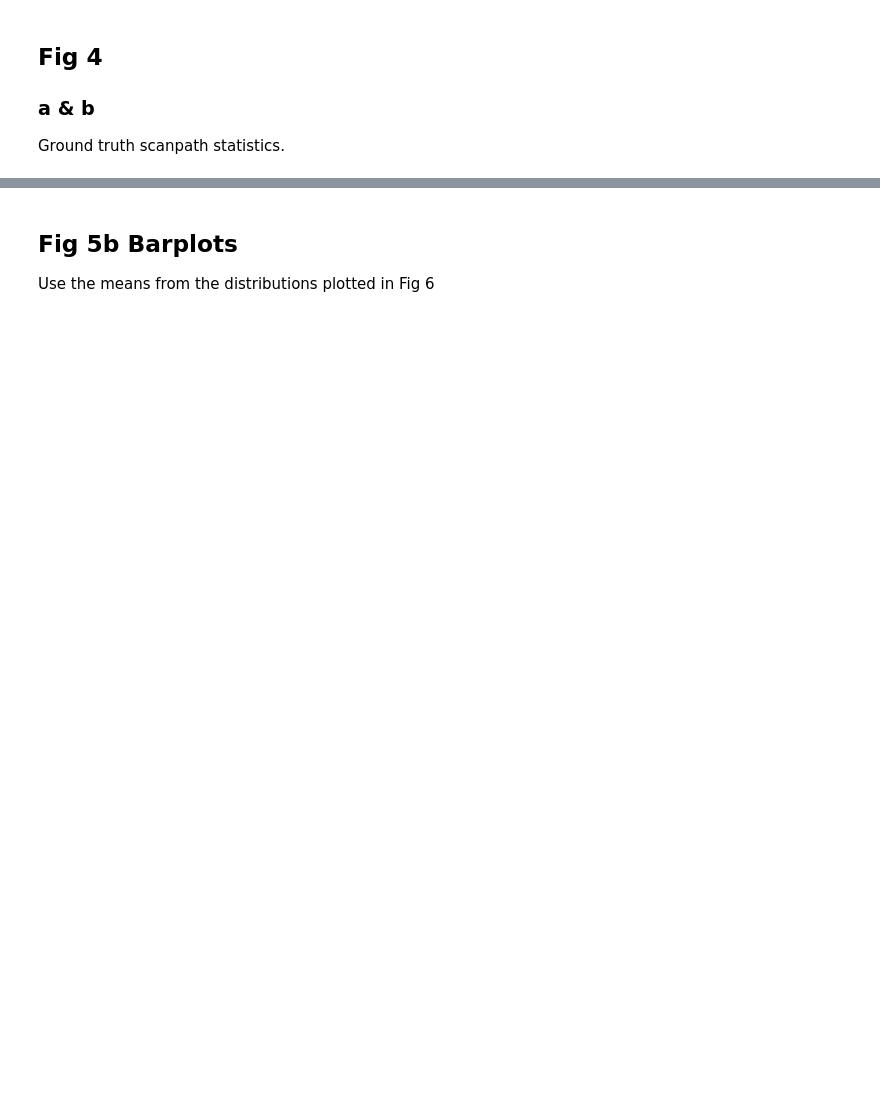
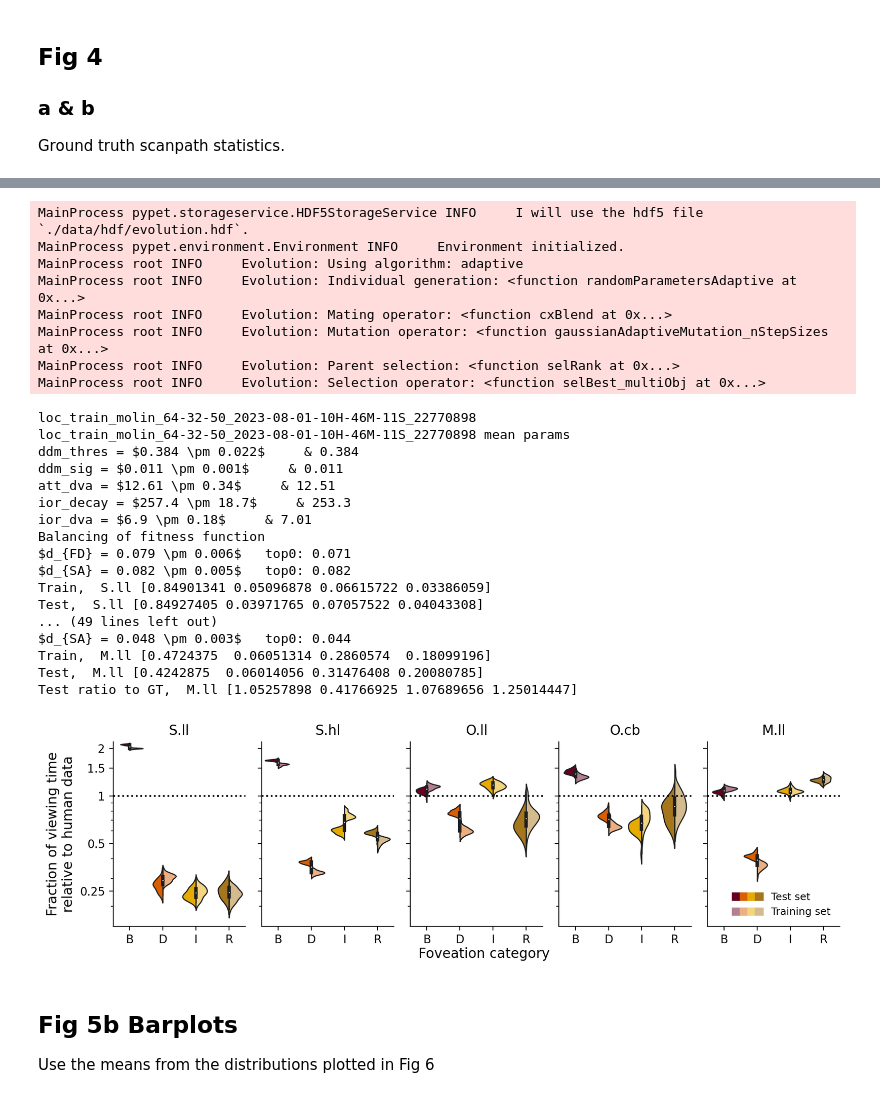
Before and after one commit to rederoth/ScanDy, a Jupyter notebook: examples/manuscript_results.ipynb, the cells around one changed output, grey strips where cells are left out. Saved outputs shown, nothing was run; the diff lists cells and outputs as text; code cells hidden in the pictures; blank space fills up the shorter version.

```diff
--- a/examples/manuscript_results.ipynb
+++ b/examples/manuscript_results.ipynb
@@ -298,5 +400,5 @@ print("This is 100% for the models.")
 # %%
-fig, axes = plt.subplots(1,4, sharex=True, sharey=True, figsize=(8,3), dpi=200)
+fig, axes = plt.subplots(1,5, sharex=True, sharey=True, figsize=(10,3), dpi=200)
 report_par_decimals = [3,3,2,1,2]
 
 subjects_fovcat_train = list(VidCom.get_fovcat_ratio("train").values())
@@ -316,14 +418,22 @@ for ax_i, ax in enumerate(axes.flat):
     elif 'loc_' in runid:
         model = LocationModel(VidCom)
         parameters = ['ddm_thres', 'ddm_sig', 'att_dva', 'ior_decay', 'ior_dva']
+    elif 'mix_' in runid:
+        model = MixedModel(VidCom)
+        parameters = ['ddm_thres', 'ddm_sig', 'att_dva', 'ior_decay', 'ior_dva']
     evol = evol.loadEvolution(f'ScanDy_results/{runid}/{DILLNAME}')
     df_evol = evol.dfEvolution(outputs=True).copy()
     df_top32 = df_evol.sort_values('score', ascending=False)[:32]
-    # read in test simulation results
+    # read in the computed simulation results
+    train_fovcats = []
     test_fovcats = []
     for i in range(32):
-        model.result_df = pd.read_csv(f'ScanDy_results/{runid}/testres_df_top{i}.csv')
+        df_res = pd.read_csv(f'ScanDy_results/{runid}/res_df_top{i}.csv.gz', compression='gzip')
+        model.result_df = df_res[df_res['video'].isin(VidCom.trainset)]
+        train_fovcats.append(np.array(list(model.get_fovcat_ratio().values())) )
+        model.result_df = df_res[df_res['video'].isin(VidCom.testset)]
         test_fovcats.append(np.array(list(model.get_fovcat_ratio().values())) )
+    df_top32['train_fov_cat'] = train_fovcats
     df_top32['test_fov_cat'] = test_fovcats
 
     print(runid, "mean params")
@@ -335,10 +445,10 @@ for ax_i, ax in enumerate(axes.flat):
     print("$d_{SA} =", f'{round(df_top32["f1"].mean(), 3)} \pm {round(df_top32["f1"].std(), 3)}$   top0: {round(df_top32["f1"].iloc[0], 3)}' )
 
 
-    fovcats_train = [df_top32['fov_cat'].iloc[indv] for indv in range(32)]
+    fovcats_train = [df_top32['train_fov_cat'].iloc[indv] for indv in range(32)]
     mean_fovcats_train.append(np.mean(np.array(fovcats_train), axis=0))
     print("Train, ", names[ax_i], np.mean(np.array(fovcats_train), axis=0))
-    train_rel_fovcat = [df_top32['fov_cat'].iloc[indv] / np.array(subjects_fovcat_train) for indv in range(32)]
+    train_rel_fovcat = [df_top32['train_fov_cat'].iloc[indv] / np.array(subjects_fovcat_train) for indv in range(32)]
 
     fovcats_test = [df_top32['test_fov_cat'].iloc[indv] for indv in range(32)]
     mean_fovcats_test.append(np.mean(np.array(fovcats_test), axis=0))
@@ -353,34 +463,62 @@ for ax_i, ax in enumerate(axes.flat):
                                           ).assign(Data='test set')
     cdf = pd.concat([df_test_fovcats_rel_gt, df_train_fovcats_rel_gt])
     mdf = pd.melt(cdf, id_vars=['Data'], var_name=['Foveation category'])
 
-    sns.violinplot(x="Foveation category", y="value", hue="Data", data=mdf, ax=ax, split=True, linewidth=1, palette={"test set": cl[0], "training set": ".85"})
+    sns.violinplot(x="Foveation category", y="value", hue="Data", data=mdf, ax=ax, split=True, linewidth=1, palette={"test set": dircl[0], "training set": ".85"})
     # df_fovcats_rel_gt.boxplot(ax=ax, grid=False)
     handles = []
     for ind, violin in enumerate(ax.findobj(PolyCollection)):
-        rgb = to_rgb(cl[ind // 2])
+        rgb = to_rgb(dircl[ind // 2])
         if ind % 2 != 0:
             rgb = 0.5 + 0.5 * np.array(rgb)  # make whiter
         violin.set_facecolor(rgb)
         handles.append(plt.Rectangle((0, 0), 0, 0, facecolor=rgb, edgecolor=rgb))
     ax.set_yscale('log')
+    ax.set_ylim(0.15, 2.2)
     ax.set_yticks([0.25,0.5,1,1.5,2])
     ax.set_yticklabels([0.25,0.5,1,1.5,2])
     ax.axhline(1, color='k', ls=':')
 
-    if (ax_i%4)==0:
+    if ax_i==0:
         ax.set_ylabel('Fraction of viewing time\nrelative to human data', size=12)
         # ax.set_xlabel('Fov. category', size=14)
     else:
         ax.set_ylabel('')
-    if ax_i==3:
+    if ax_i==(len(axes.flat)-1):
         ax.legend(bbox_to_anchor=(1,0), loc='lower right',
                   frameon=False, handles=[tuple(handles[::2]), tuple(handles[1::2])], labels=["Test set", "Training set"],
                   title="", handlelength=3, handler_map={tuple: HandlerTuple(ndivide=None, pad=0)}, fontsize=9)
     else:
         ax.get_legend().remove()
     ax.set_xlabel('')
     ax.set_title(names[ax_i])
 fig.text(0.55, 0.0, 'Foveation category', size=12, ha='center')
 plt.tight_layout()
 sns.despine(); plt.show()
+# %% [output]
+MainProcess pypet.storageservice.HDF5StorageService INFO     I will use the hdf5 file `./data/hdf/evolution.hdf`.
+MainProcess pypet.environment.Environment INFO     Environment initialized.
+MainProcess root INFO     Evolution: Using algorithm: adaptive
+MainProcess root INFO     Evolution: Individual generation: <function randomParametersAdaptive at 0x...>
+MainProcess root INFO     Evolution: Mating operator: <function cxBlend at 0x...>
+MainProcess root INFO     Evolution: Mutation operator: <function gaussianAdaptiveMutation_nStepSizes at 0x...>
+MainProcess root INFO     Evolution: Parent selection: <function selRank at 0x...>
+MainProcess root INFO     Evolution: Selection operator: <function selBest_multiObj at 0x...>
+loc_train_molin_64-32-50_2023-08-01-10H-46M-11S_22770898
+loc_train_molin_64-32-50_2023-08-01-10H-46M-11S_22770898 mean params
+ddm_thres = $0.384 \pm 0.022$     & 0.384
+ddm_sig = $0.011 \pm 0.001$     & 0.011
+att_dva = $12.61 \pm 0.34$     & 12.51
+ior_decay = $257.4 \pm 18.7$     & 253.3
+ior_dva = $6.9 \pm 0.18$     & 7.01
+Balancing of fitness function
+$d_{FD} = 0.079 \pm 0.006$   top0: 0.071
+$d_{SA} = 0.082 \pm 0.005$   top0: 0.082
+Train,  S.ll [0.84901341 0.05096878 0.06615722 0.03386059]
+Test,  S.ll [0.84927405 0.03971765 0.07057522 0.04043308]
+... (49 lines left out)
+$d_{SA} = 0.048 \pm 0.003$   top0: 0.044
+Train,  M.ll [0.4724375  0.06051314 0.2860574  0.18099196]
+Test,  M.ll [0.4242875  0.06014056 0.31476408 0.20080785]
+Test ratio to GT,  M.ll [1.05257898 0.41766925 1.07689656 1.25014447]
+[figure, added]
```
Also changed, not shown: parts of 41 cells of this notebook, 2 other files.
